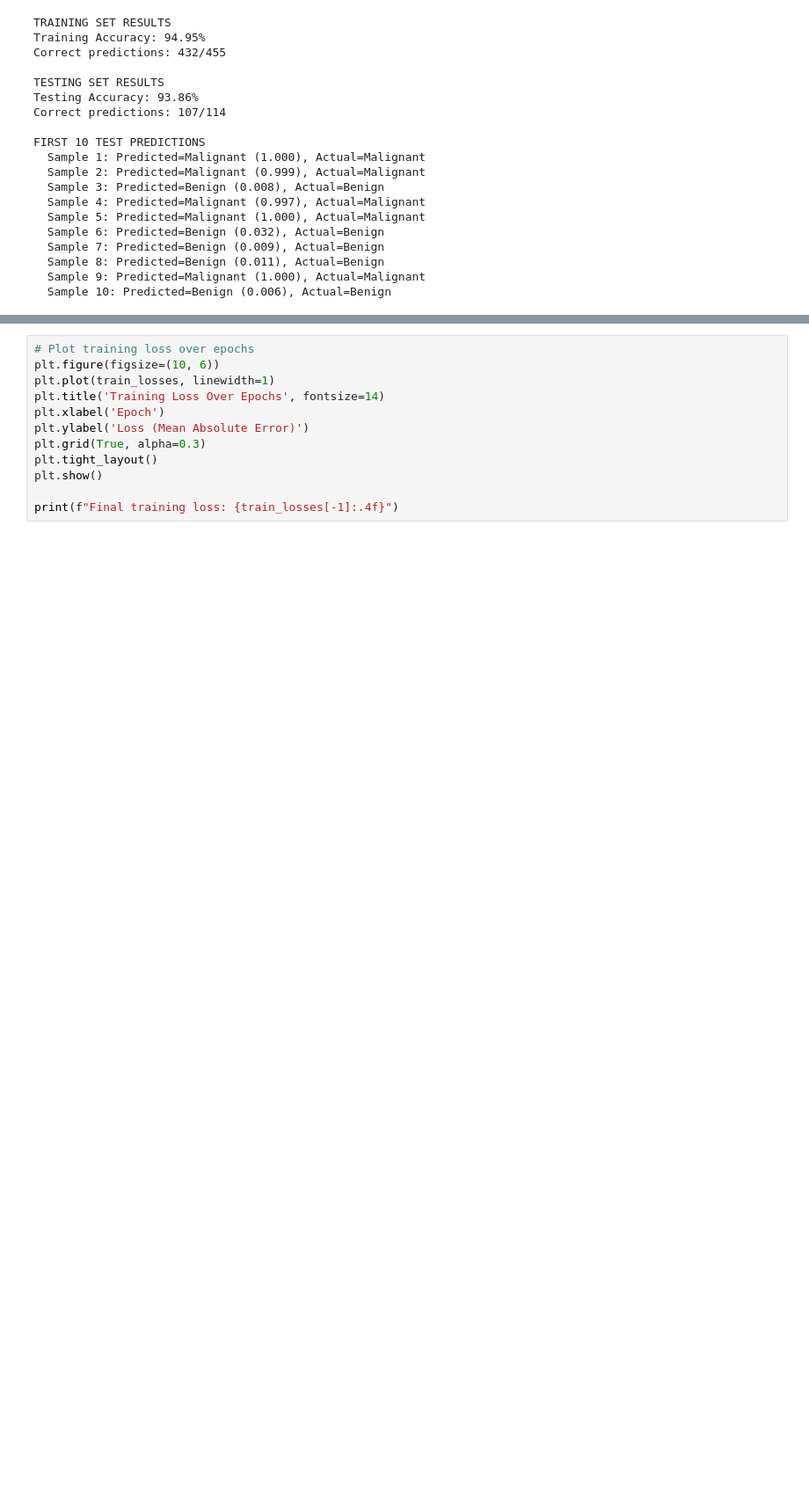
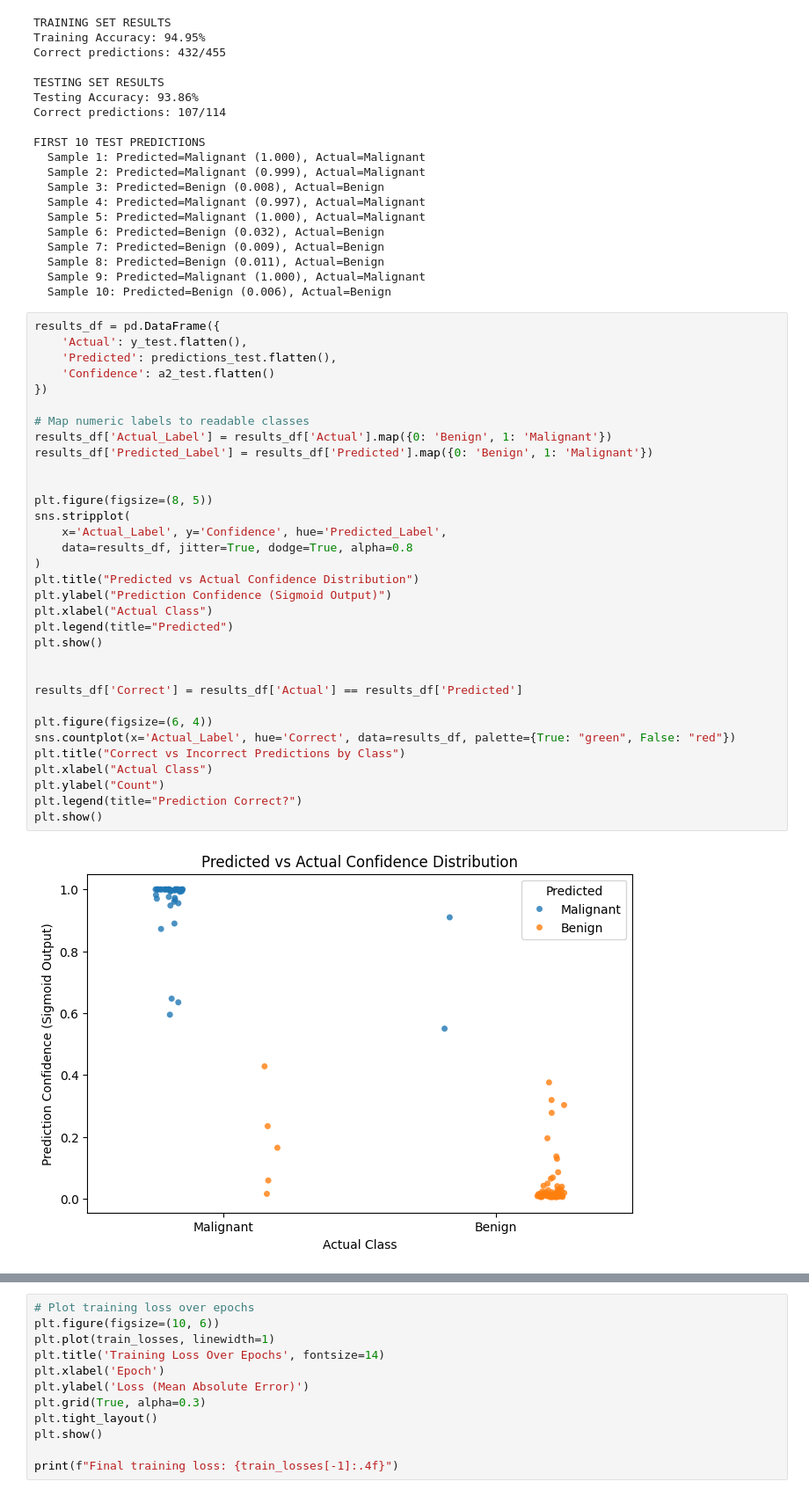
Before and after one commit to noneiann/CSC173Assignment1_Neural_Network_Tigley, a Jupyter notebook: neural_network_tigley.ipynb, the cells around one changed output, grey strips where cells are left out. Shown at 88% size. Saved outputs shown, nothing was run; the diff lists cells and outputs as text; blank space fills up the shorter version.

Commit message:
added visualization images

```diff
--- a/neural_network_tigley.ipynb
+++ b/neural_network_tigley.ipynb
@@ -293,3 +293,38 @@ FIRST 10 TEST PREDICTIONS
   Sample 8: Predicted=Benign (0.011), Actual=Benign
   Sample 9: Predicted=Malignant (1.000), Actual=Malignant
   Sample 10: Predicted=Benign (0.006), Actual=Benign
+# %%
+results_df = pd.DataFrame({
+    'Actual': y_test.flatten(),
+    'Predicted': predictions_test.flatten(),
+    'Confidence': a2_test.flatten()
+})
+
+# Map numeric labels to readable classes
+results_df['Actual_Label'] = results_df['Actual'].map({0: 'Benign', 1: 'Malignant'})
+results_df['Predicted_Label'] = results_df['Predicted'].map({0: 'Benign', 1: 'Malignant'})
+
+
+plt.figure(figsize=(8, 5))
+sns.stripplot(
+    x='Actual_Label', y='Confidence', hue='Predicted_Label',
+    data=results_df, jitter=True, dodge=True, alpha=0.8
+)
+plt.title("Predicted vs Actual Confidence Distribution")
+plt.ylabel("Prediction Confidence (Sigmoid Output)")
+plt.xlabel("Actual Class")
+plt.legend(title="Predicted")
+plt.show()
+
+
+results_df['Correct'] = results_df['Actual'] == results_df['Predicted']
+
+plt.figure(figsize=(6, 4))
+sns.countplot(x='Actual_Label', hue='Correct', data=results_df, palette={True: "green", False: "red"})
+plt.title("Correct vs Incorrect Predictions by Class")
+plt.xlabel("Actual Class")
+plt.ylabel("Count")
+plt.legend(title="Prediction Correct?")
+plt.show()
+# %% [output]
+[figure, added]
```
Also changed, not shown: parts of 1 cell of this notebook, 3 other files.
